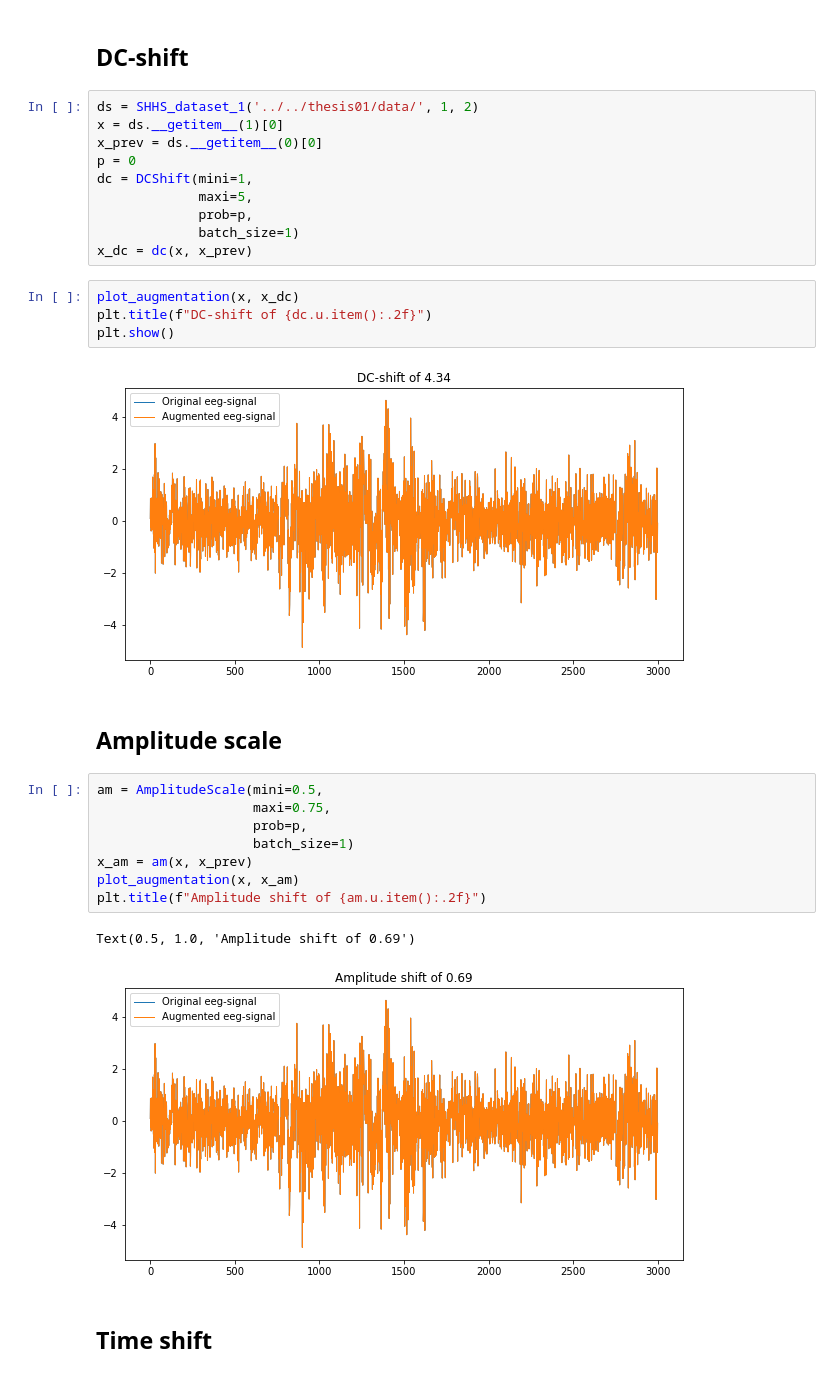
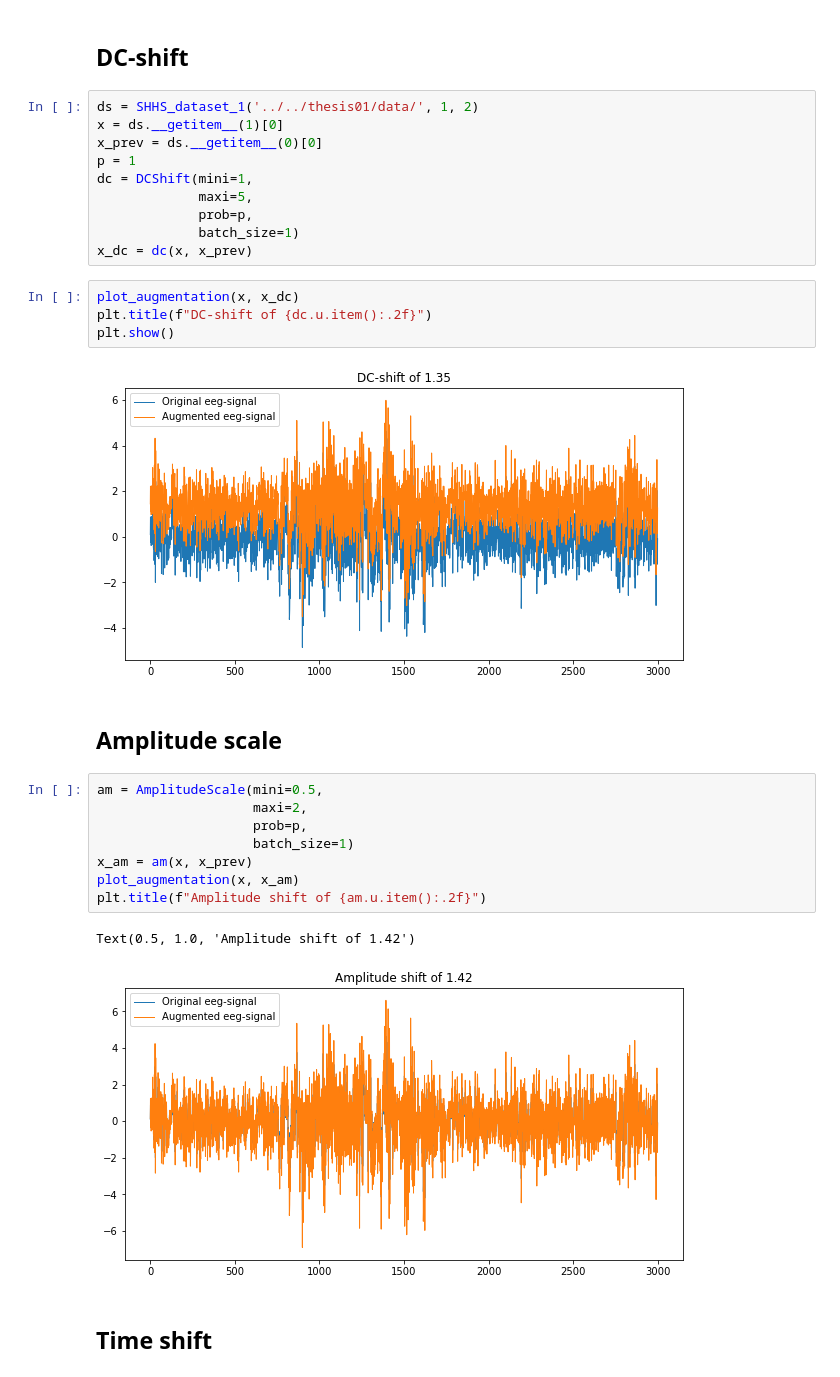
Before and after one commit to TomS55555/thesis, a Jupyter notebook: datasets/augmentations_test.ipynb, the cells around one changed output. Cells and saved outputs as stored; diff of their text form.

```diff
--- a/datasets/augmentations_test.ipynb
+++ b/datasets/augmentations_test.ipynb
@@ -23,7 +23,7 @@ def plot_augmentation(x, x_aug):
 ds = SHHS_dataset_1('../../thesis01/data/', 1, 2)
 x = ds.__getitem__(1)[0]
 x_prev = ds.__getitem__(0)[0]
-p = 0
+p = 1
 dc = DCShift(mini=1,
              maxi=5,
              prob=p,
@@ -34,20 +34,20 @@ plot_augmentation(x, x_dc)
 plt.title(f"DC-shift of {dc.u.item():.2f}")
 plt.show()
 # %% [output]
-[figure, old version]
+[figure, new version]
 # %% [markdown]
 ## Amplitude scale
 # %%
 am = AmplitudeScale(mini=0.5,
-                    maxi=0.75,
+                    maxi=2,
                     prob=p,
                     batch_size=1)
 x_am = am(x, x_prev)
 plot_augmentation(x, x_am)
 plt.title(f"Amplitude shift of {am.u.item():.2f}")
 # %% [output]
-Text(0.5, 1.0, 'Amplitude shift of 0.69')
+Text(0.5, 1.0, 'Amplitude shift of 1.42')
-[figure, old version]
+[figure, new version]
 # %% [markdown]
 ## Time shift
 # %%
```
Also changed, not shown: parts of 6 cells of this notebook, 2 other files.
